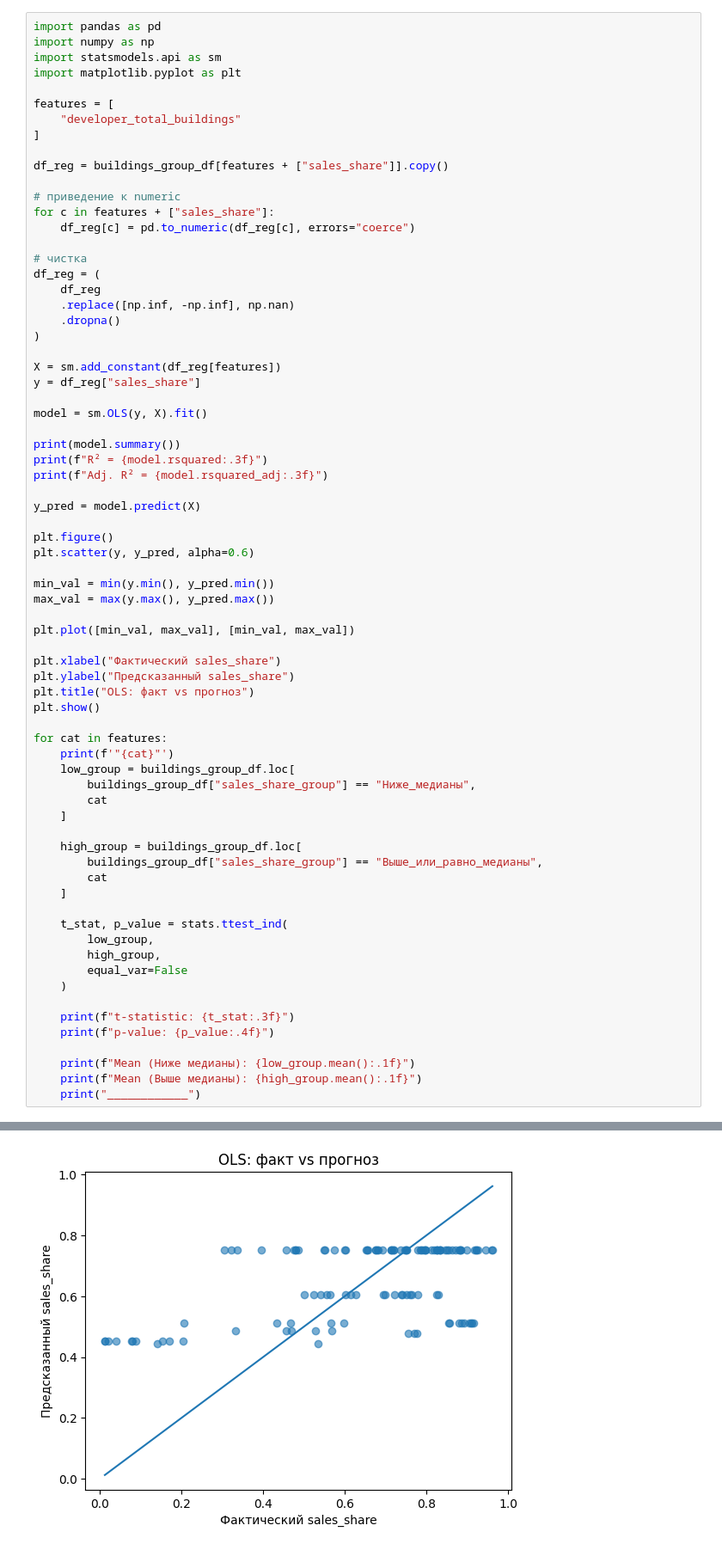
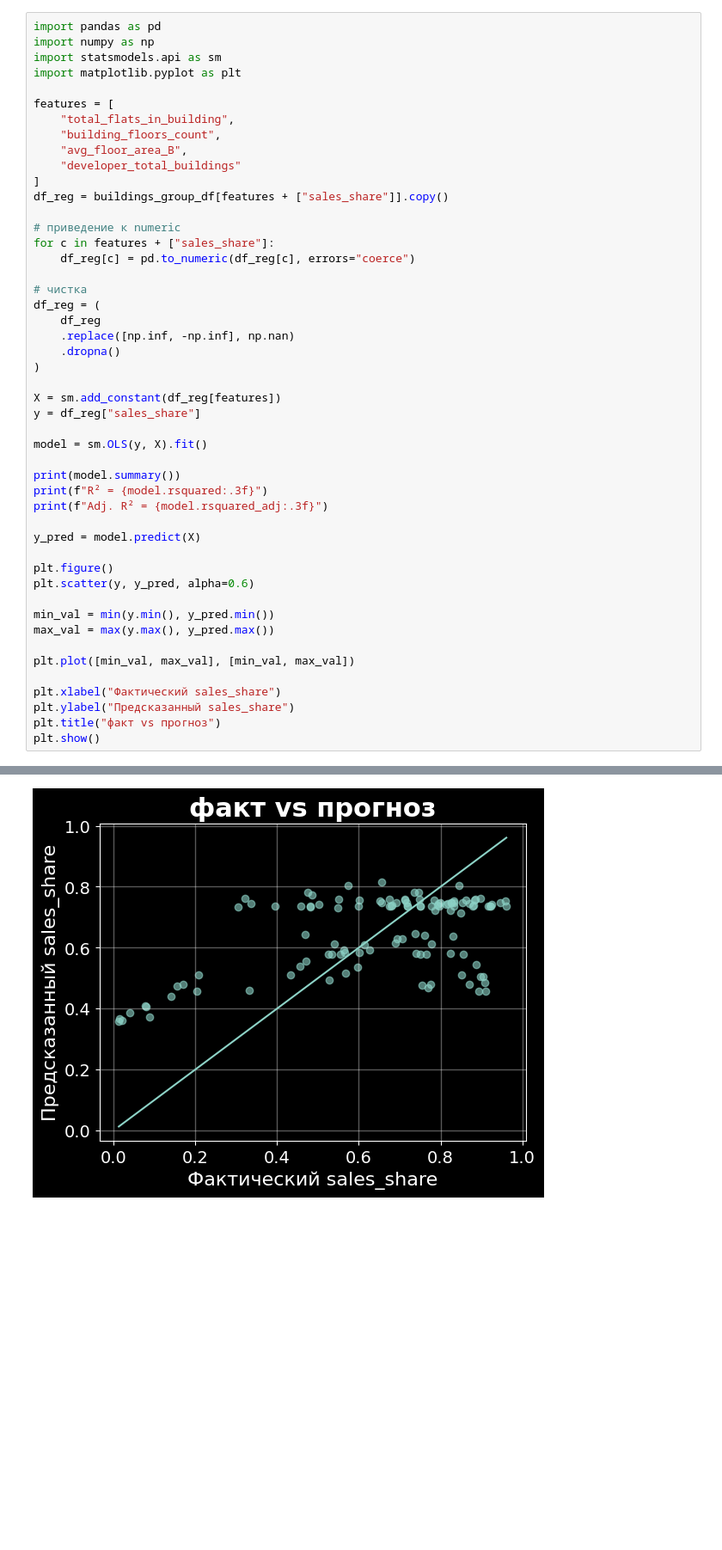
Before and after one commit to leofaraf/vibrosi, a Jupyter notebook: riskmodel.ipynb, the cells around one changed output, grey strips where cells are left out. Shown at 86% size. Cells and saved outputs as stored; diff of their text form; blank space fills up the shorter version.

```diff
--- a/riskmodel.ipynb
+++ b/riskmodel.ipynb
@@ -327,9 +517,11 @@ import statsmodels.api as sm
 import matplotlib.pyplot as plt
 
 features = [
+    "total_flats_in_building",
+    "building_floors_count",
+    "avg_floor_area_B",
     "developer_total_buildings"
 ]
-
 df_reg = buildings_group_df[features + ["sales_share"]].copy()
 
 # приведение к numeric
@@ -364,33 +556,8 @@ plt.plot([min_val, max_val], [min_val, max_val])
 
 plt.xlabel("Фактический sales_share")
 plt.ylabel("Предсказанный sales_share")
-plt.title("OLS: факт vs прогноз")
+plt.title("факт vs прогноз")
 plt.show()
-
-for cat in features:
-    print(f'"{cat}"')
-    low_group = buildings_group_df.loc[
-        buildings_group_df["sales_share_group"] == "Ниже_медианы",
-        cat
-    ]
-
-    high_group = buildings_group_df.loc[
-        buildings_group_df["sales_share_group"] == "Выше_или_равно_медианы",
-        cat
-    ]
-
-    t_stat, p_value = stats.ttest_ind(
-        low_group,
-        high_group,
-        equal_var=False
-    )
-
-    print(f"t-statistic: {t_stat:.3f}")
-    print(f"p-value: {p_value:.4f}")
-
-    print(f"Mean (Ниже медианы): {low_group.mean():.1f}")
-    print(f"Mean (Выше медианы): {high_group.mean():.1f}")
-    print("____________")
 # %% [output]
                             OLS Regression Results
 ==============================================================================
@@ -412 +579 @@ Adj. R² = 0.235
-[figure, old version]
+[figure, new version]
```
Also changed, not shown: parts of 12 cells of this notebook.
